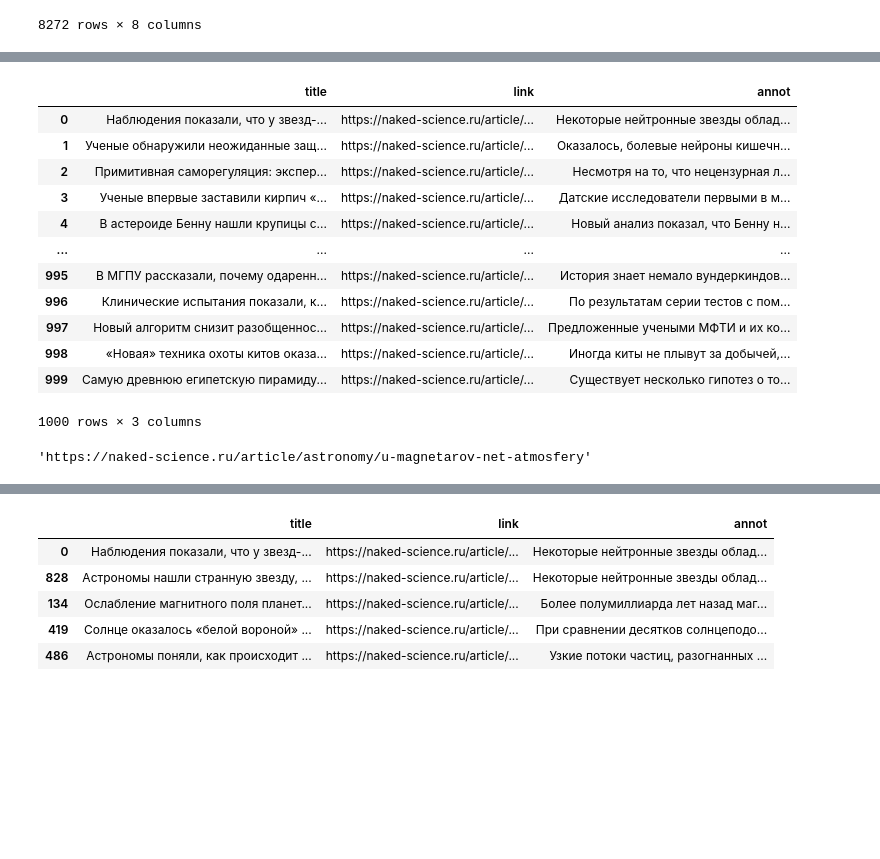
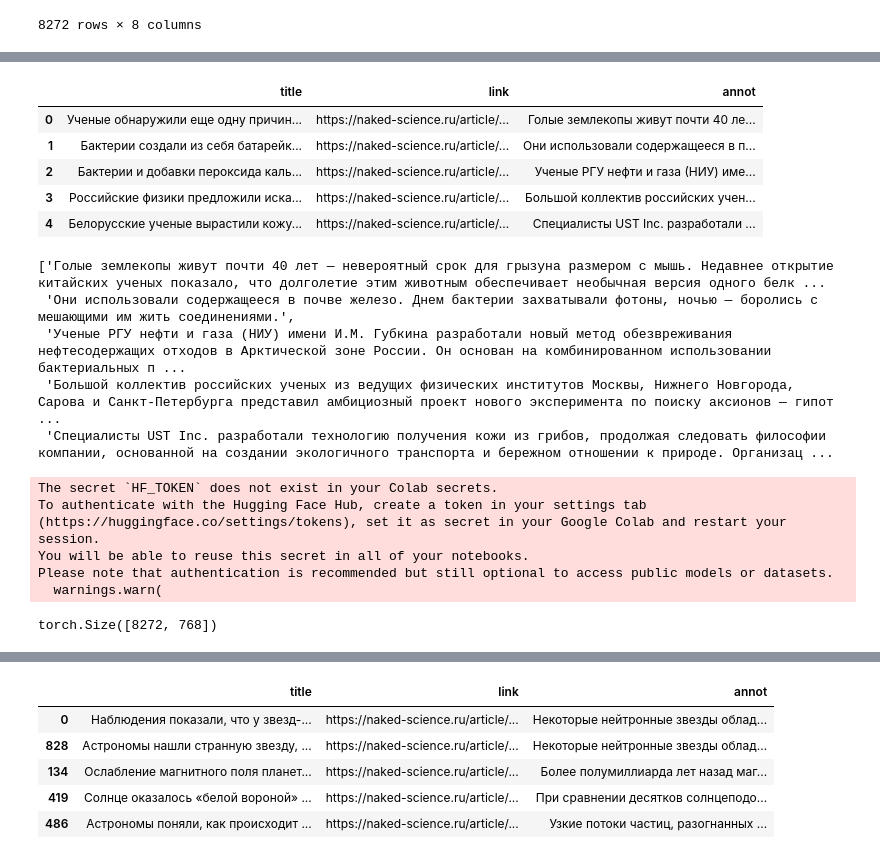
Before and after one commit to VladShajdulin/OTUS_project, a Jupyter notebook: OTUS_project.ipynb, the cells around one changed output, grey strips where cells are left out. Saved outputs shown, nothing was run; the diff lists cells and outputs as text; code cells hidden in the pictures; blank space fills up the shorter version.

```diff
--- a/OTUS_project.ipynb
+++ b/OTUS_project.ipynb
@@ -49,29 +35,47 @@ all_data[cond]
 # %%
-df = all_data.sample(1000, random_state=139, replace=False, ignore_index=True)[['title', 'link', 'annot']]
-df
+df = all_data[['title', 'link', 'annot']]
+df.head(5)
 # %% [output]
 |  | title | link | annot |
-| 0 | Наблюдения показали, что у звезд-... | https://naked-science.ru/article/... | Некоторые нейтронные звезды облад... |
-| 1 | Ученые обнаружили неожиданные защ... | https://naked-science.ru/article/... | Оказалось, болевые нейроны кишечн... |
-| 2 | Примитивная саморегуляция: экспер... | https://naked-science.ru/article/... | Несмотря на то, что нецензурная л... |
-| 3 | Ученые впервые заставили кирпич «... | https://naked-science.ru/article/... | Датские исследователи первыми в м... |
-| 4 | В астероиде Бенну нашли крупицы с... | https://naked-science.ru/article/... | Новый анализ показал, что Бенну н... |
-| ... | ... | ... | ... |
-| 995 | В МГПУ рассказали, почему одаренн... | https://naked-science.ru/article/... | История знает немало вундеркиндов... |
-| 996 | Клинические испытания показали, к... | https://naked-science.ru/article/... | По результатам серии тестов с пом... |
-| 997 | Новый алгоритм снизит разобщеннос... | https://naked-science.ru/article/... | Предложенные учеными МФТИ и их ко... |
-| 998 | «Новая» техника охоты китов оказа... | https://naked-science.ru/article/... | Иногда киты не плывут за добычей,... |
-| 999 | Самую древнюю египетскую пирамиду... | https://naked-science.ru/article/... | Существует несколько гипотез о то... |
+| 0 | Ученые обнаружили еще одну причин... | https://naked-science.ru/article/... | Голые землекопы живут почти 40 ле... |
+| 1 | Бактерии создали из себя батарейк... | https://naked-science.ru/article/... | Они использовали содержащееся в п... |
+| 2 | Бактерии и добавки пероксида каль... | https://naked-science.ru/article/... | Ученые РГУ нефти и газа (НИУ) име... |
+| 3 | Российские физики предложили иска... | https://naked-science.ru/article/... | Большой коллектив российских учен... |
+| 4 | Белорусские ученые вырастили кожу... | https://naked-science.ru/article/... | Специалисты UST Inc. разработали ... |
-1000 rows × 3 columns
 # %%
 def clean_text(text, pattern=r'[^\w\p{P}]+'):
   pattern = regex.compile(pattern)
   text = pattern.sub(' ', text)
 
   return regex.sub(r'\s+', ' ', text).strip()
-# %%
-df.iloc[0]['link']
-# %% [output]
-'https://naked-science.ru/article/astronomy/u-magnetarov-net-atmosfery'
+# %%
+texts = [clean_text(t) for t in df['annot']]
+retrieve = [f'passage: {t}' for t in texts]
+texts[:5]
+# %% [output]
+['Голые землекопы живут почти 40 лет — невероятный срок для грызуна размером с мышь. Недавнее открытие китайских ученых показало, что долголетие этим животным обеспечивает необычная версия одного белк ...
+ 'Они использовали содержащееся в почве железо. Днем бактерии захватывали фотоны, ночью — боролись с мешающими им жить соединениями.',
+ 'Ученые РГУ нефти и газа (НИУ) имени И.М. Губкина разработали новый метод обезвреживания нефтесодержащих отходов в Арктической зоне России. Он основан на комбинированном использовании бактериальных п ...
+ 'Большой коллектив российских ученых из ведущих физических институтов Москвы, Нижнего Новгорода, Сарова и Санкт-Петербурга представил амбициозный проект нового эксперимента по поиску аксионов — гипот ...
+ 'Специалисты UST Inc. разработали технологию получения кожи из грибов, продолжая следовать философии компании, основанной на создании экологичного транспорта и бережном отношении к природе. Организац ...
+# %%
+model = SentenceTransformer('d0rj/e5-base-en-ru', device=device)
+embeddings = model.encode(retrieve,
+                     convert_to_tensor=True,
+                     show_progress_bar=True,
+                     device=device,
+                     normalize_embeddings=True)
+torch.save(embeddings, '/content/drive/MyDrive/Colab Notebooks/OTUS/final_project/embeddings.pt')
+# %% [output]
+The secret `HF_TOKEN` does not exist in your Colab secrets.
+To authenticate with the Hugging Face Hub, create a token in your settings tab (https://huggingface.co/settings/tokens), set it as secret in your Google Colab and restart your session.
+You will be able to reuse this secret in all of your notebooks.
+Please note that authentication is recommended but still optional to access public models or datasets.
+  warnings.warn(
+# %%
+embeddings = torch.load('/content/drive/MyDrive/Colab Notebooks/OTUS/final_project/embeddings.pt')
+embeddings.shape
+# %% [output]
+torch.Size([8272, 768])
 # %%
 query = 'Мне интересны статьи про магнитное поле нейтронных звезд'
```
Also changed, not shown: parts of 7 cells of this notebook.
